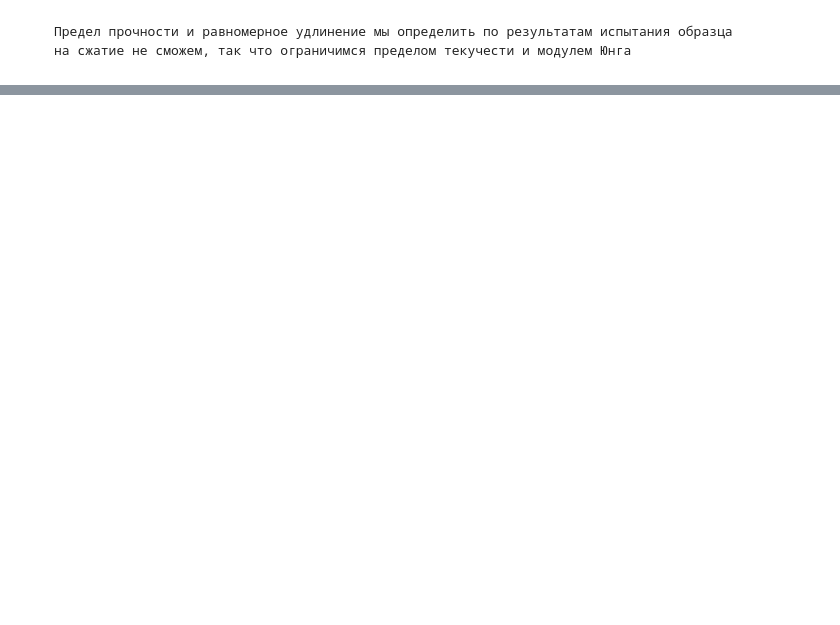
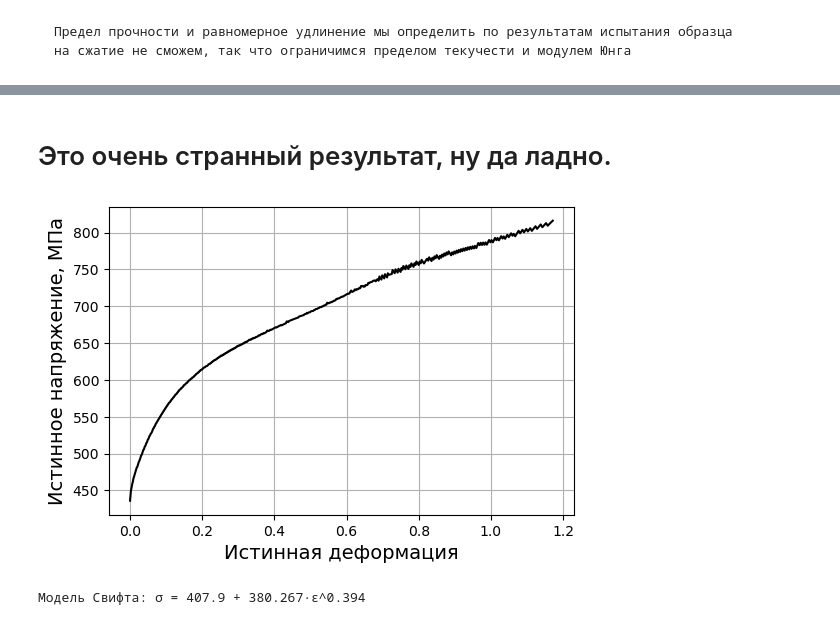
Before and after one commit to AlexanderASidorov/tension_test_calculations, a Jupyter notebook: dz/dz001/Fairuzova/Compression_test.ipynb, the cells around one changed output, grey strips where cells are left out. Saved outputs shown, nothing was run; the diff lists cells and outputs as text; code cells hidden in the pictures; blank space fills up the shorter version.

```diff
--- a/dz/dz001/Fairuzova/Compression_test.ipynb
+++ b/dz/dz001/Fairuzova/Compression_test.ipynb
@@ -68,5 +90,9 @@ NameError: name 'mech_properties' is not defined
+# %% [markdown]
+# Это очень странный результат, ну да ладно.
 # %%
-# Примим предел текучести yield_stress равным 225 МПа
-
-# Создаем объект класса Flow_stress
-flow_stress = Flow_stress(mech_properties.strain_eng, mech_properties.stress_eng, yield_stress = 225)
+# Примим предел текучести yield_stress равным 430 МПа
+flow_stress = Stress_strain.get_flow_curve(mech_properties.strain, mech_properties.stress, 430, 1.2)
+# Посмотрим на результат
+Stress_strain.plot_graph(flow_stress[:, 0], flow_stress[:, 1], 'Истинная деформация', 'Истинное напряжение, МПа')
+# %% [output]
+[figure, added]
@@ -79,0 +99,19 @@ flow_stress.plot_graph(flow_stress.strain_true, flow_stress.stress_true,  'Ис
+# %%
+# Апроксимация данных моделью Свифта (к пятнице постараюсь какие-то более продвинутые модели разобрать)
+# Определим функцию модели Свифта
+def swift_model(eps, sigma0, K, n):
+    return sigma0 + K * (eps ** n)
+
+# Начальные приближения параметров
+p0_swift = [420., 2,  2]
+
+# допустимые границы параметров
+bounds = ([390, 1, 0.01], [460, 1000, 3])
+
+# Апроксимация данных
+params_swift, _ = curve_fit(swift_model, flow_stress[:, 0], flow_stress[:,1], p0=p0_swift, bounds = bounds)
+
+sigma0, K, n = params_swift
+print(f'Модель Свифта: σ = {sigma0:.1f} + {K:.3f}·ε^{n:.3f}')
+# %% [output]
+Модель Свифта: σ = 407.9 + 380.267·ε^0.394
```
Also changed, not shown: parts of 12 cells of this notebook, 4 other files.
